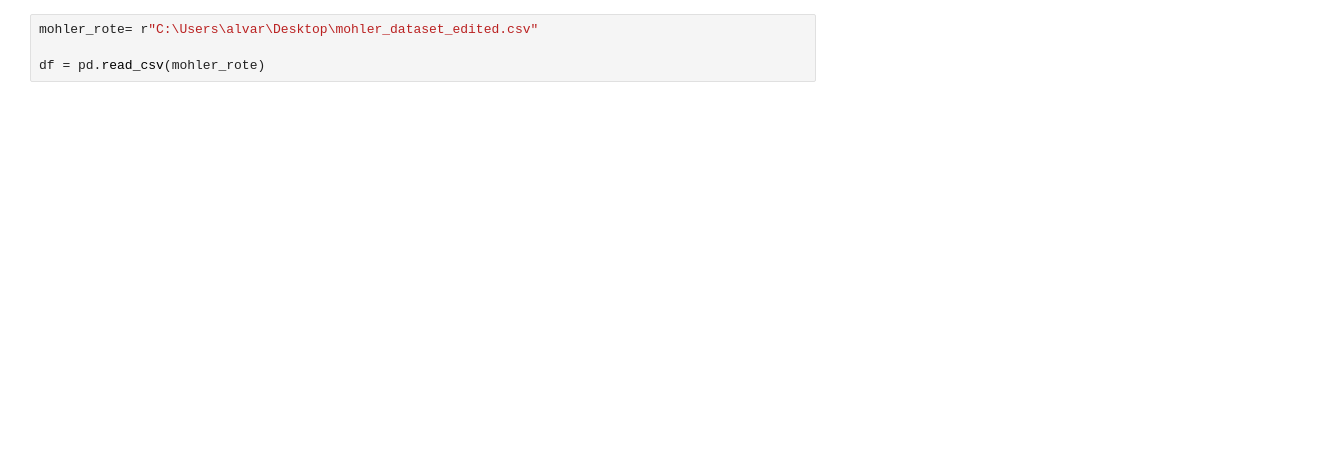
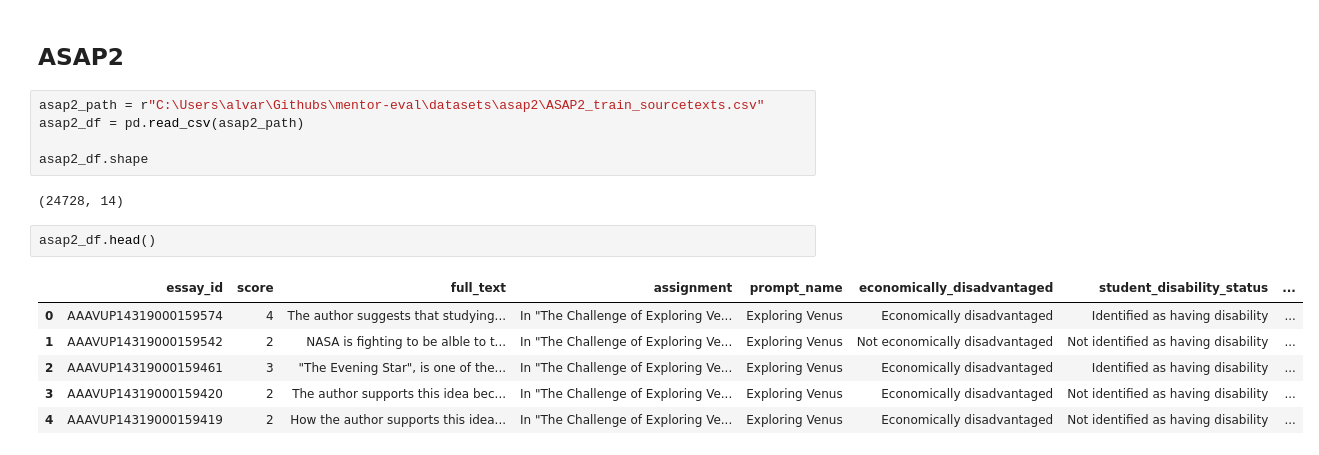
Before and after one commit to alvaro-francisco-gil/mentor-eval, a Jupyter notebook: datasets.ipynb, the cells around one changed output. Saved outputs shown, nothing was run; the diff lists cells and outputs as text; blank space fills up the shorter version.

```diff
--- a/datasets.ipynb
+++ b/datasets.ipynb
@@ -23,4 +30,18 @@ df.head()
+# %% [markdown]
+## ASAP2
 # %%
-mohler_rote= r"C:\Users\alvar\Desktop\mohler_dataset_edited.csv"
+asap2_path = r"C:\Users\alvar\Githubs\mentor-eval\datasets\asap2\ASAP2_train_sourcetexts.csv"
+asap2_df = pd.read_csv(asap2_path)
 
-df = pd.read_csv(mohler_rote)
+asap2_df.shape
+# %% [output]
+(24728, 14)
+# %%
+asap2_df.head()
+# %% [output]
+|  | essay_id | score | full_text | assignment | prompt_name | economically_disadvantaged | student_disability_status | ... |
+| 0 | AAAVUP14319000159574 | 4 | The author suggests that studying... | In "The Challenge of Exploring Ve... | Exploring Venus | Economically disadvantaged | Identified as having disability | ... |
+| 1 | AAAVUP14319000159542 | 2 | NASA is fighting to be alble to t... | In "The Challenge of Exploring Ve... | Exploring Venus | Not economically disadvantaged | Not identified as having disability | ... |
+| 2 | AAAVUP14319000159461 | 3 | "The Evening Star", is one of the... | In "The Challenge of Exploring Ve... | Exploring Venus | Economically disadvantaged | Identified as having disability | ... |
+| 3 | AAAVUP14319000159420 | 2 | The author supports this idea bec... | In "The Challenge of Exploring Ve... | Exploring Venus | Economically disadvantaged | Not identified as having disability | ... |
+| 4 | AAAVUP14319000159419 | 2 | How the author supports this idea... | In "The Challenge of Exploring Ve... | Exploring Venus | Economically disadvantaged | Not identified as having disability | ... |
```
Also changed, not shown: parts of 16 cells of this notebook, 29 other files.
